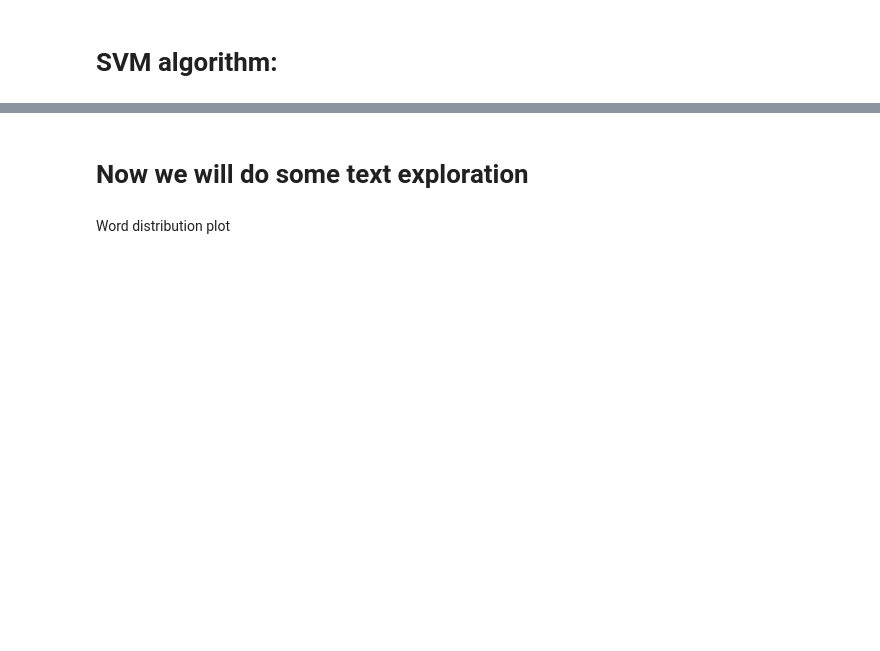
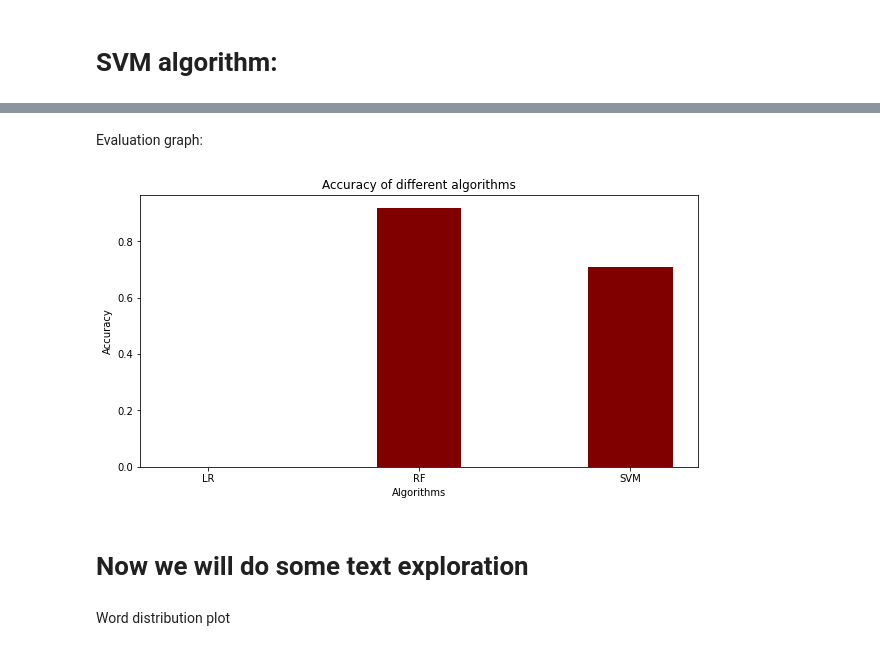
Before and after one commit to OrenPin/Instagram-Prediction---Data-Analysis, a Jupyter notebook: PostAnalysis.ipynb, the cells around one changed output, grey strips where cells are left out. Cells and saved outputs as stored; diff of their text form; code cells hidden in the pictures; blank space fills up the shorter version.

```diff
--- a/PostAnalysis.ipynb
+++ b/PostAnalysis.ipynb
@@ -543,5 +413,6 @@ y_forest_train_predict = model_forest.predict(X_train)
 print('Accuracy on training data= ', metrics.accuracy_score(y_true = y_train, y_pred = y_forest_train_predict))
 
 y_forest_test_predict = model_forest.predict(X_test)
-print('Accuracy on test data= ', metrics.accuracy_score(y_true = y_test, y_pred = y_forest_test_predict))
+RF_accuracy = metrics.accuracy_score(y_true = y_test, y_pred = y_forest_test_predict)
+print('Accuracy on test data= ', RF_accuracy)
 # %% [output]
@@ -565,3 +436,21 @@ Recall: 0.5178826895565093
+# %% [markdown]
+Evaluation graph:
+# %%
+data = {'LR':standard_score, 'RF':RF_accuracy, 'SVM':metrics.accuracy_score(y_test, y_svm_train_predict)}
+ML_model = list(data.keys())
+values = list(data.values())
+
+fig = plt.figure(figsize = (10, 5))
+
+# creating the bar plot
+plt.bar(ML_model, values, color ='maroon', width = 0.4)
+
+plt.xlabel("Algorithms")
+plt.ylabel("Accuracy")
+plt.title("Accuracy of different algorithms")
+plt.show()
+# %% [output]
+[figure, added]
 # %% [markdown]
 # Now we will do some text exploration
 # %%
```
Also changed, not shown: parts of 39 cells of this notebook, 1 other file.
